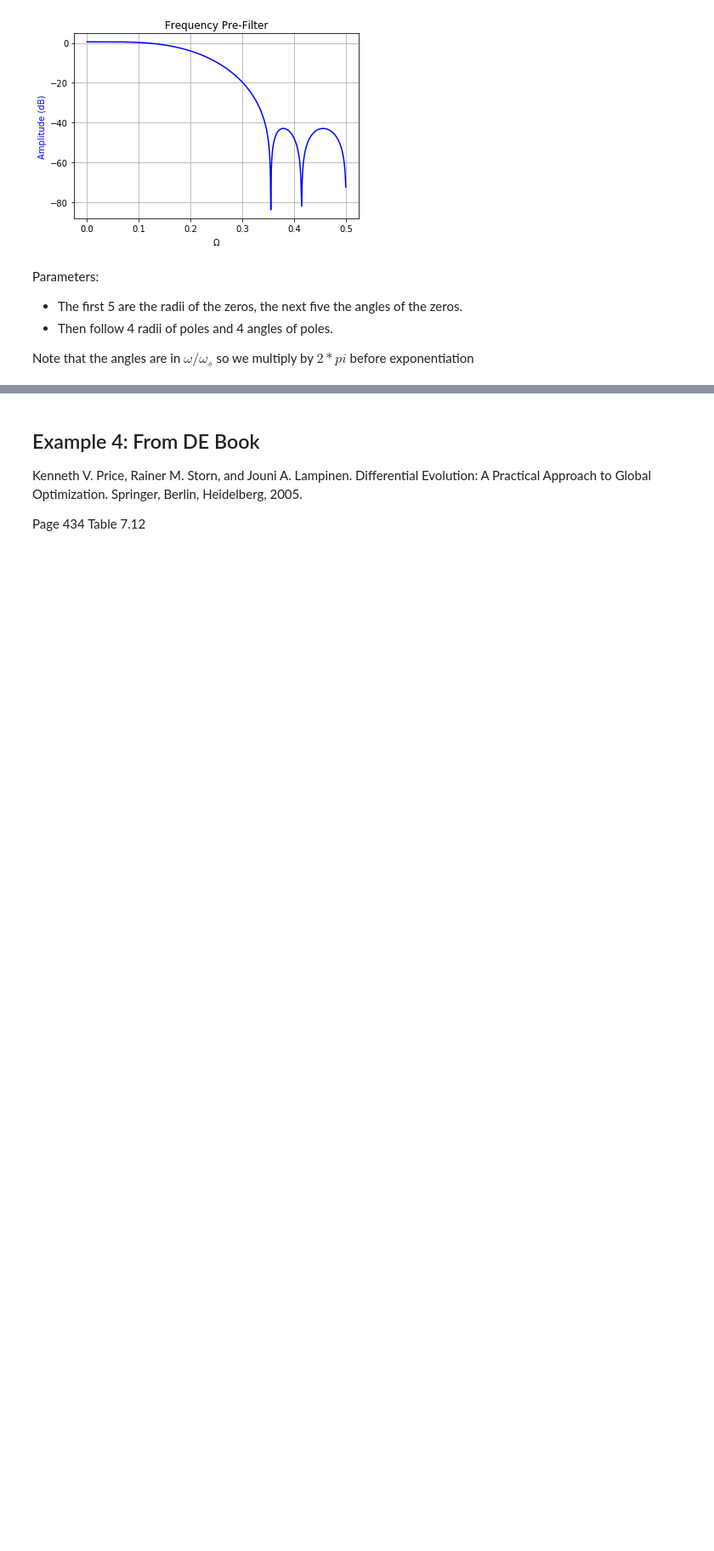
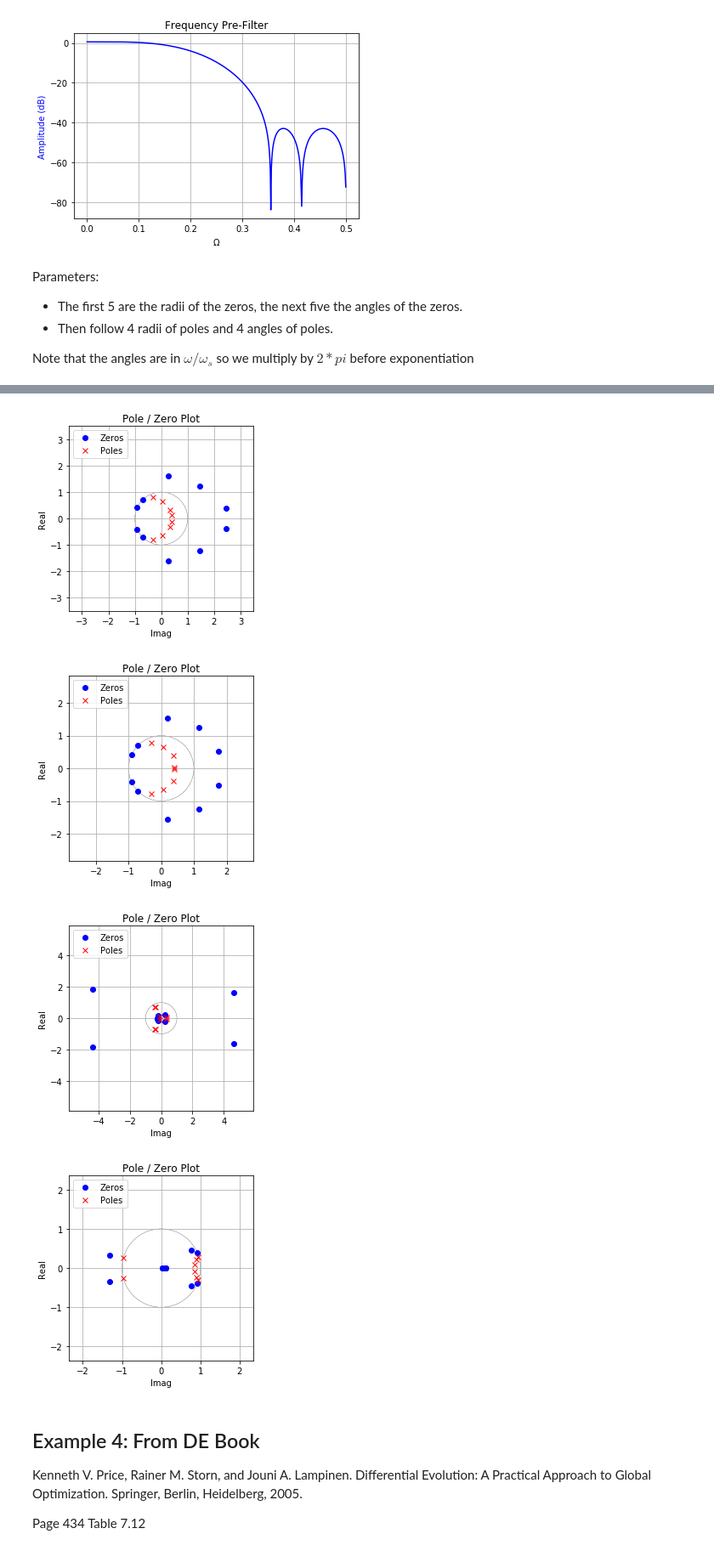
Before and after one commit to schlatterbeck/filter-optimizer, a Jupyter notebook: IIR_Filter.ipynb, the cells around one changed output, grey strips where cells are left out. Shown at 85% size. Drawn from its saved outputs; the diff is of its cells as text; code cells hidden in the pictures; blank space fills up the shorter version.

```diff
--- a/IIR_Filter.ipynb
+++ b/IIR_Filter.ipynb
@@ -243,3 +270,13 @@ pole_zero_plot (poles2, zeros2, limit = 3)
+# %%
+pole_zero_plot (poles [0], zeros [0], limit = 30, show_uc = True)
+pole_zero_plot (poles [1], zeros [1], limit = 30, show_uc = True)
+pole_zero_plot (poles [3], zeros [3], limit = 30, show_uc = True)
+pole_zero_plot (poles [4], zeros [4], limit = 30, show_uc = True)
+# %% [output]
+[figure, added]
+[figure, added]
+[figure, added]
+[figure, added]
 # %% [markdown]
 ## Example 4: From DE Book ##
 Kenneth V. Price, Rainer M. Storn, and Jouni A. Lampinen.
```
Also changed, not shown: parts of 14 cells of this notebook, 3 other files.
